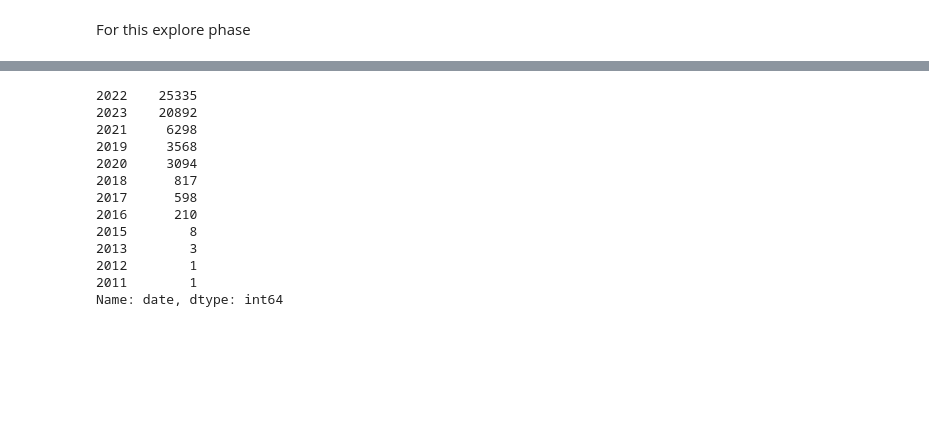
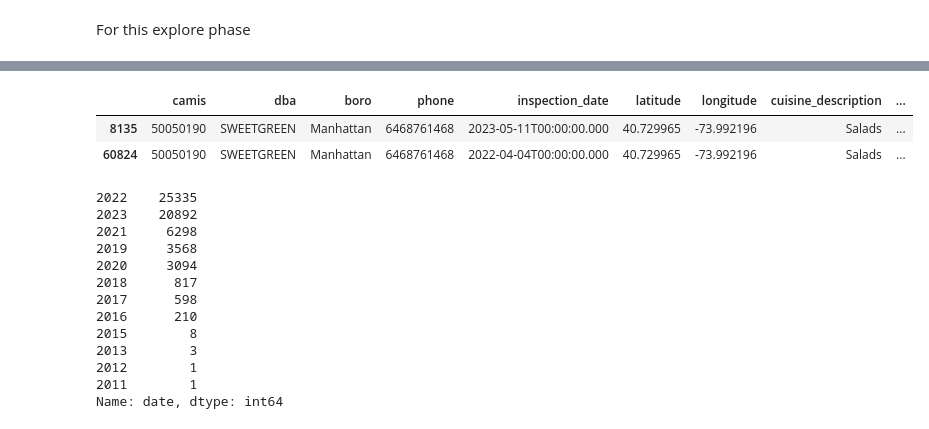
Before and after one commit to Somerville-2023/New-York-health-Inspection-Prediction, a Jupyter notebook: nick-folder/nick_work.ipynb, the cells around one changed output, grey strips where cells are left out. Cells and saved outputs as stored; diff of their text form; code cells hidden in the pictures; blank space fills up the shorter version.

```diff
--- a/nick-folder/nick_work.ipynb
+++ b/nick-folder/nick_work.ipynb
@@ -606,3 +621,9 @@ ny.date = [x.year for x in ny.date]
+# %%
+ny[ny.camis == 50050190]
+# %% [output]
+|  | camis | dba | boro | phone | inspection_date | latitude | longitude | cuisine_description | ... |
+| 8135 | 50050190 | SWEETGREEN | Manhattan | 6468761468 | 2023-05-11T00:00:00.000 | 40.729965 | -73.992196 | Salads | ... |
+| 60824 | 50050190 | SWEETGREEN | Manhattan | 6468761468 | 2022-04-04T00:00:00.000 | 40.729965 | -73.992196 | Salads | ... |
 # %%
 ny.date.value_counts()
 # %% [output]
```
Also changed, not shown: parts of 1 cell of this notebook, 1 other file.
